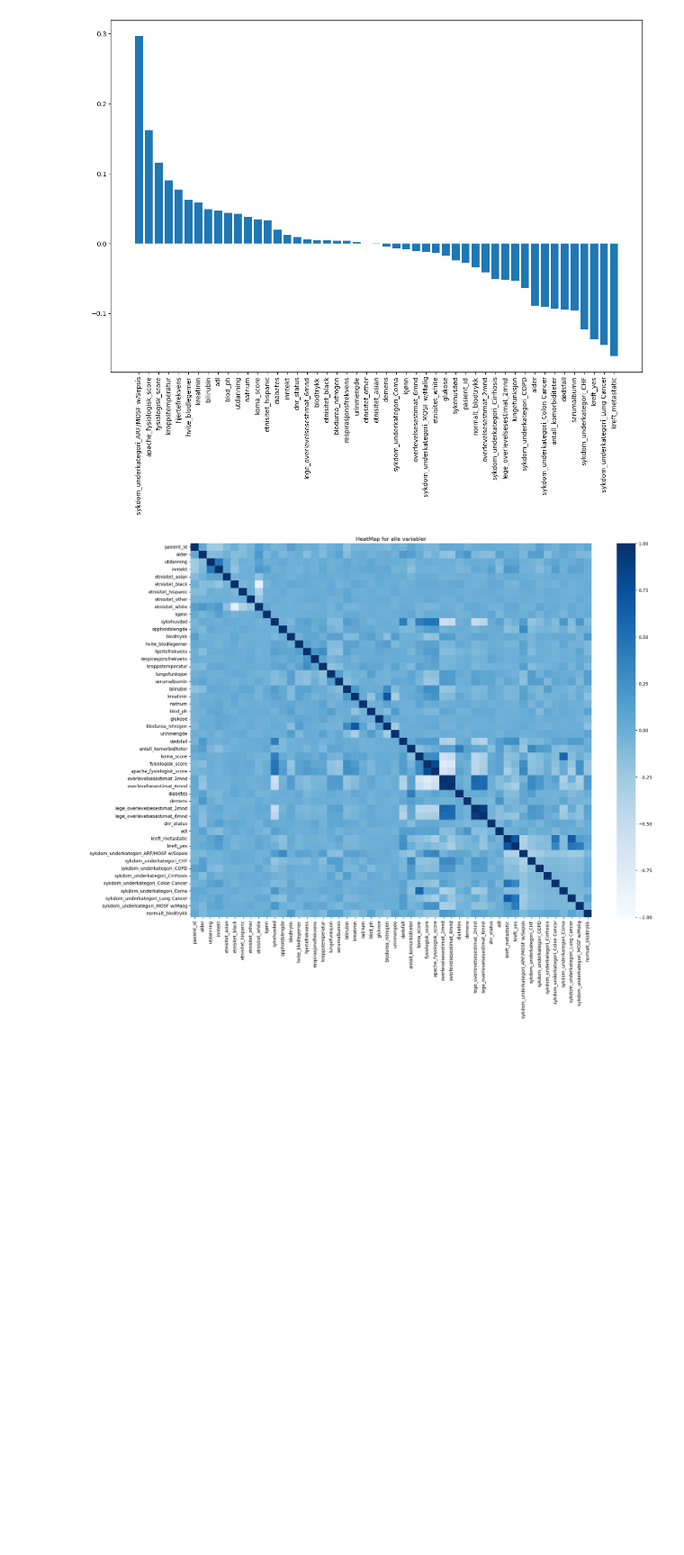
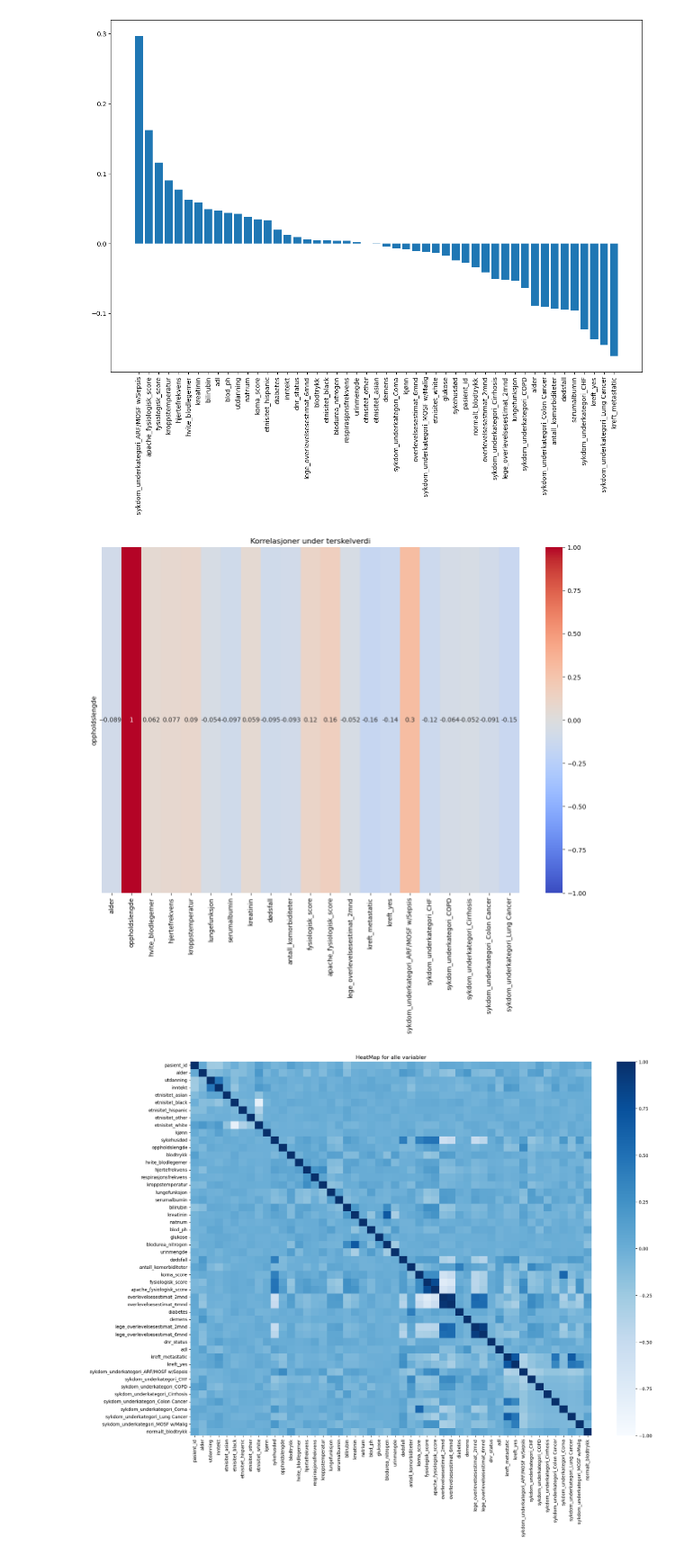
Before and after one commit to asfag4191/Predicted-hospital-stay, a Jupyter notebook: Untitled.ipynb, the cells around one changed output. Shown at 90% size. Drawn from its saved outputs; the diff is of its cells as text; code cells hidden in the pictures; blank space fills up the shorter version.

```diff
--- a/Untitled.ipynb
+++ b/Untitled.ipynb
@@ -248,6 +208,18 @@ plt.xticks(rotation=90)
 plt.show()
 # %% [output]
 [figure]
+# %%
+oppholslengde_corr=correlation['oppholdslengde']
+threshold=0.05
+high_corr=oppholslengde_corr[np.abs(oppholslengde_corr)>=threshold]
+low_corr=oppholslengde_corr[np.abs(oppholslengde_corr)<threshold]
+
+plt.figure(figsize=(15,10))
+sns.heatmap(high_corr.to_frame().T, annot=True, cmap='coolwarm',vmin=-1,vmax=1,cbar=True)
+plt.title('Korrelasjoner under terskelverdi')
+plt.show()
+# %% [output]
+[figure, added]
 # %%
 
 #Lager heat map for å se korrelasjonen mellom variablene
```
Also changed, not shown: parts of 23 cells of this notebook.
